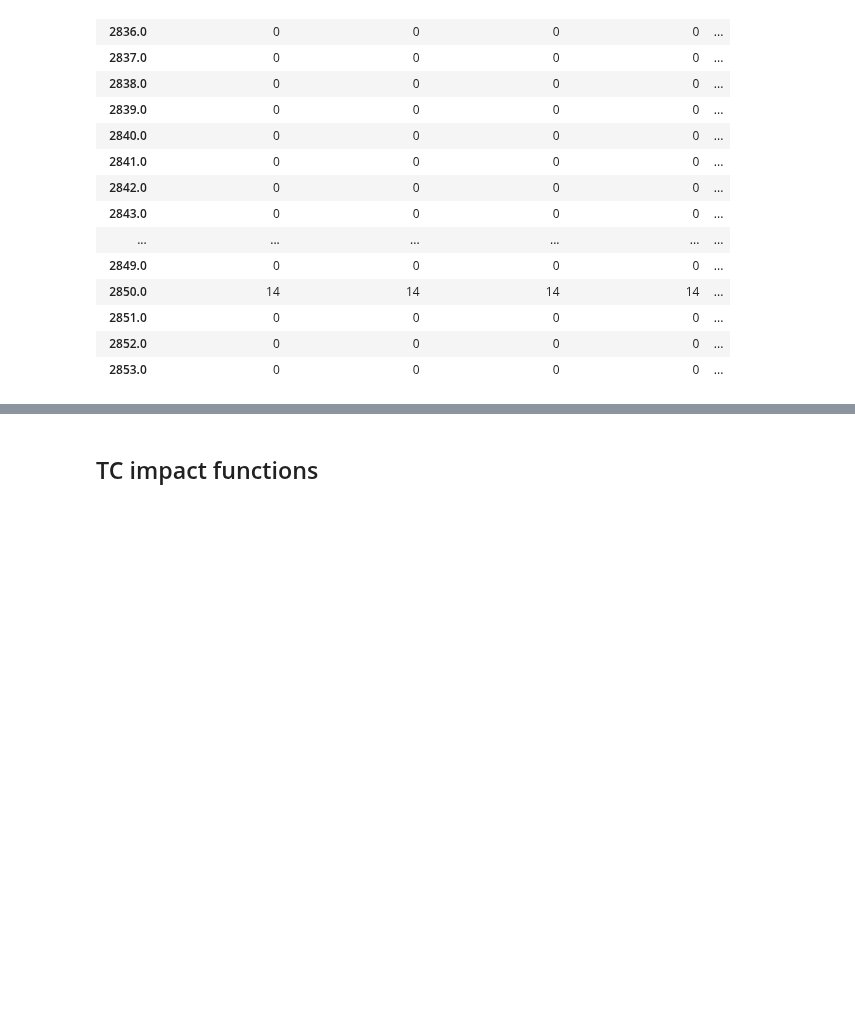
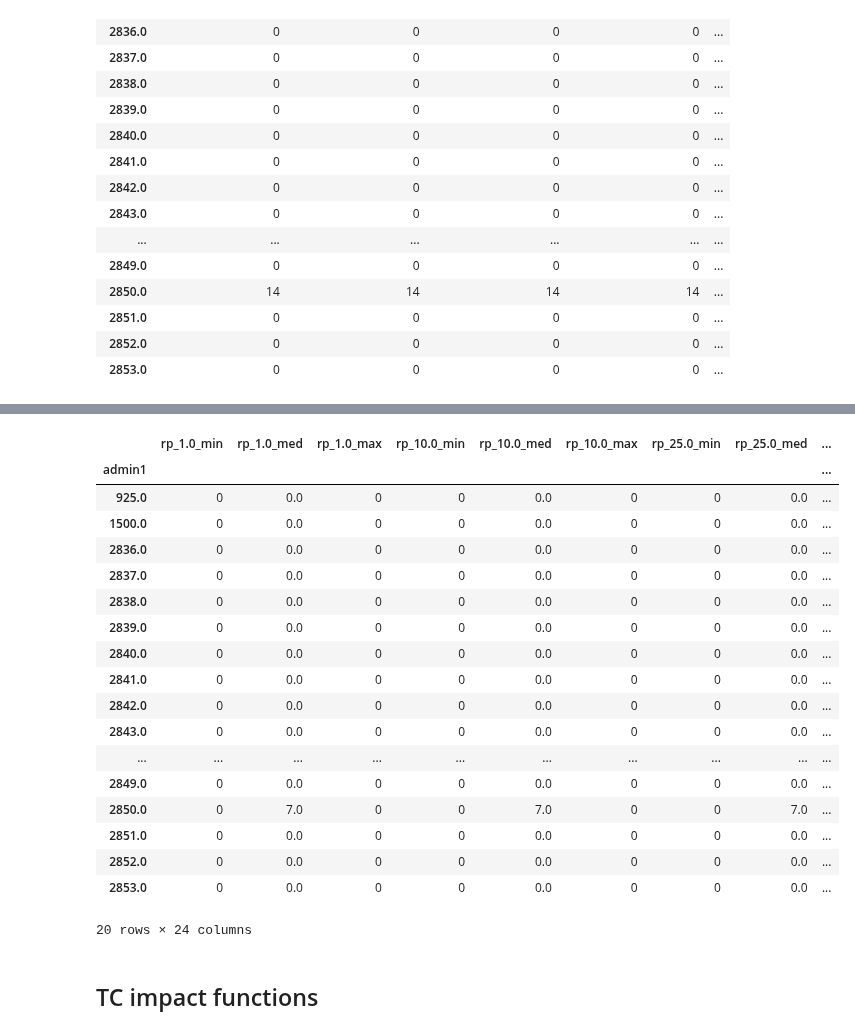
Before and after one commit to Evelyn-M/global-displacement-risk, a Jupyter notebook: doc/tutorial_building-fraction-impacts.ipynb, the cells around one changed output, grey strips where cells are left out. Saved outputs shown, nothing was run; the diff lists cells and outputs as text; code cells hidden in the pictures; blank space fills up the shorter version.

```diff
--- a/doc/tutorial_building-fraction-impacts.ipynb
+++ b/doc/tutorial_building-fraction-impacts.ipynb
@@ -316,7 +327,8 @@ compute_aeds(imp_cima_low, rps, 'cima_low')
 | 2853.0 | 0 | 0 | 0 | 0 | ... |
 # %%
 imp_ivm_low = agg_sparse_rps(displ_low_ivm, exp.gdf, rps, 'ivm_low', group_admin1=True)
-compute_aeds(imp_ivm_low, rps, 'ivm_low')
+imp_ivm_low = compute_aeds(imp_ivm_low, rps, 'ivm_low')
+imp_ivm_low
 # %% [output]
 |  | imp_rp_1.0_ivm_low | imp_rp_10.0_ivm_low | imp_rp_25.0_ivm_low | imp_rp_50.0_ivm_low | ... |
 | admin1 |  |  |  |  | ... |
@@ -338,7 +350,8 @@ compute_aeds(imp_ivm_low, rps, 'ivm_low')
 | 2853.0 | 0 | 0 | 0 | 0 | ... |
 # %%
 imp_ivm_high = agg_sparse_rps(displ_high_ivm, exp.gdf, rps, 'ivm_high', group_admin1=True)
-compute_aeds(imp_ivm_high, rps, 'ivm_high')
+imp_ivm_high = compute_aeds(imp_ivm_high, rps, 'ivm_high')
+imp_ivm_high
 # %% [output]
 |  | imp_rp_1.0_ivm_high | imp_rp_10.0_ivm_high | imp_rp_25.0_ivm_high | imp_rp_50.0_ivm_high | ... |
 | admin1 |  |  |  |  | ... |
@@ -358,3 +371,13 @@ compute_aeds(imp_ivm_high, rps, 'ivm_high')
 | 2851.0 | 0 | 0 | 0 | 0 | ... |
 | 2852.0 | 0 | 0 | 0 | 0 | ... |
 | 2853.0 | 0 | 0 | 0 | 0 | ... |
+# %%
+# compute for all remaining ones (make dicts out of all these):
+imp_cima_med = agg_sparse_rps(displ_med_cima, exp.gdf, rps, 'cima_med', group_admin1=True)
+imp_cima_med = compute_aeds(imp_cima_med, rps, 'cima_med')
+
+imp_cima_high = agg_sparse_rps(displ_high_cima, exp.gdf, rps, 'cima_high', group_admin1=True)
+imp_cima_high = compute_aeds(imp_cima_high, rps, 'cima_high')
+
+imp_ivm_med = agg_sparse_rps(displ_med_ivm, exp.gdf, rps, 'ivm_med', group_admin1=True)
+imp_ivm_med = compute_aeds(imp_ivm_med, rps, 'ivm_med')
@@ -360,0 +386,5 @@ compute_aeds(imp_ivm_high, rps, 'ivm_high')
+# %%
+import pandas as pd
+imp_all_scens = pd.concat([imp_cima_low, imp_cima_med, imp_cima_high, imp_ivm_low, imp_ivm_med, imp_ivm_high], axis=1
+                         )
+imp_all_scens
@@ -360,0 +411,31 @@ compute_aeds(imp_ivm_high, rps, 'ivm_high')
+# %%
+imp_stats = pd.DataFrame()
+
+for rp in rps:
+    imp_stats[f'rp_{rp}_min'] = np.min(imp_all_scens[[col for col in imp_all_scens.columns if str(rp) in col ]], axis=1)
+    imp_stats[f'rp_{rp}_med'] = np.median(imp_all_scens[[col for col in imp_all_scens.columns if str(rp) in col ]], axis=1)
+    imp_stats[f'rp_{rp}_max'] = np.min(imp_all_scens[[col for col in imp_all_scens.columns if str(rp) in col ]], axis=1)
+imp_stats[f'aed_min'] = np.min(imp_all_scens[[col for col in imp_all_scens.columns if 'aed' in col ]], axis=1)
+imp_stats[f'aed_med'] = np.median(imp_all_scens[[col for col in imp_all_scens.columns if 'aed' in col ]], axis=1)
+imp_stats[f'aed_max'] = np.max(imp_all_scens[[col for col in imp_all_scens.columns if 'aed' in col ]], axis=1)
+imp_stats
+# %% [output]
+|  | rp_1.0_min | rp_1.0_med | rp_1.0_max | rp_10.0_min | rp_10.0_med | rp_10.0_max | rp_25.0_min | rp_25.0_med | ... |
+| admin1 |  |  |  |  |  |  |  |  | ... |
+| 925.0 | 0 | 0.0 | 0 | 0 | 0.0 | 0 | 0 | 0.0 | ... |
+| 1500.0 | 0 | 0.0 | 0 | 0 | 0.0 | 0 | 0 | 0.0 | ... |
+| 2836.0 | 0 | 0.0 | 0 | 0 | 0.0 | 0 | 0 | 0.0 | ... |
+| 2837.0 | 0 | 0.0 | 0 | 0 | 0.0 | 0 | 0 | 0.0 | ... |
+| 2838.0 | 0 | 0.0 | 0 | 0 | 0.0 | 0 | 0 | 0.0 | ... |
+| 2839.0 | 0 | 0.0 | 0 | 0 | 0.0 | 0 | 0 | 0.0 | ... |
+| 2840.0 | 0 | 0.0 | 0 | 0 | 0.0 | 0 | 0 | 0.0 | ... |
+| 2841.0 | 0 | 0.0 | 0 | 0 | 0.0 | 0 | 0 | 0.0 | ... |
+| 2842.0 | 0 | 0.0 | 0 | 0 | 0.0 | 0 | 0 | 0.0 | ... |
+| 2843.0 | 0 | 0.0 | 0 | 0 | 0.0 | 0 | 0 | 0.0 | ... |
+| ... | ... | ... | ... | ... | ... | ... | ... | ... | ... |
+| 2849.0 | 0 | 0.0 | 0 | 0 | 0.0 | 0 | 0 | 0.0 | ... |
+| 2850.0 | 0 | 7.0 | 0 | 0 | 7.0 | 0 | 0 | 7.0 | ... |
+| 2851.0 | 0 | 0.0 | 0 | 0 | 0.0 | 0 | 0 | 0.0 | ... |
+| 2852.0 | 0 | 0.0 | 0 | 0 | 0.0 | 0 | 0 | 0.0 | ... |
+| 2853.0 | 0 | 0.0 | 0 | 0 | 0.0 | 0 | 0 | 0.0 | ... |
+20 rows × 24 columns
```
Also changed, not shown: parts of 14 cells of this notebook.
